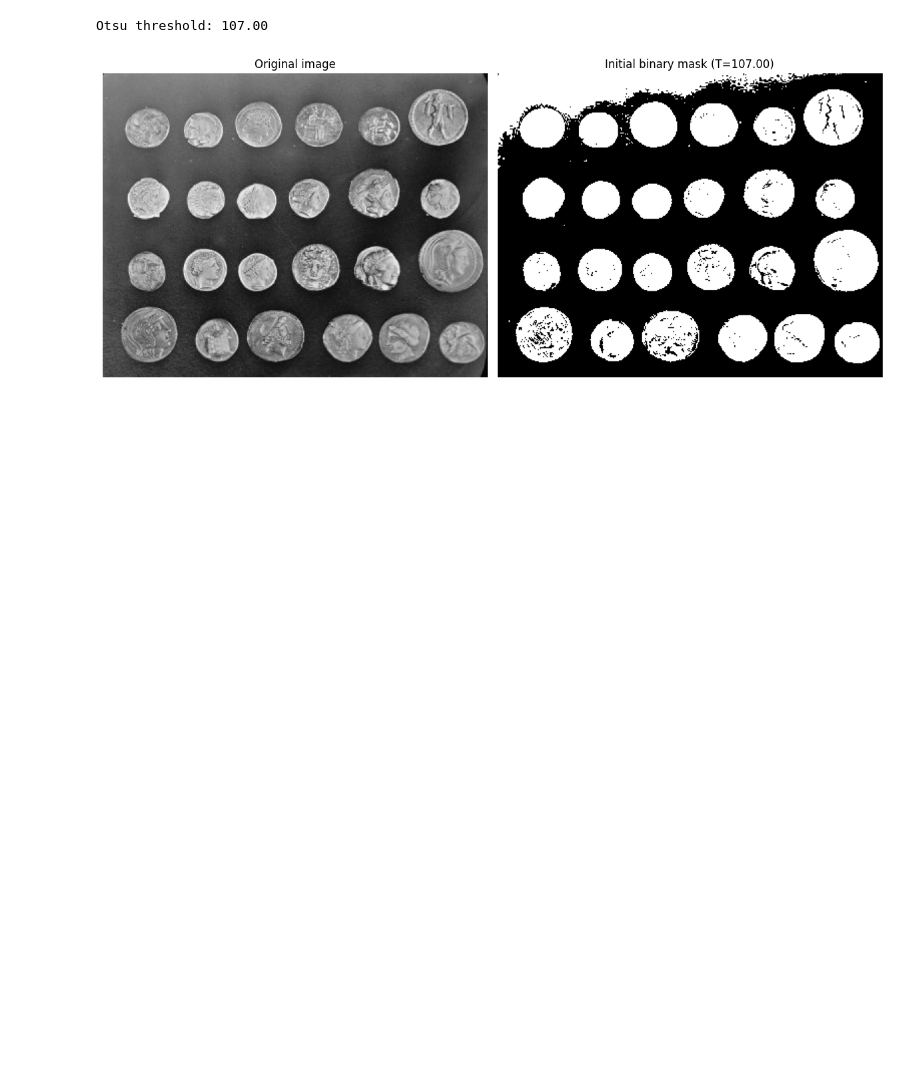
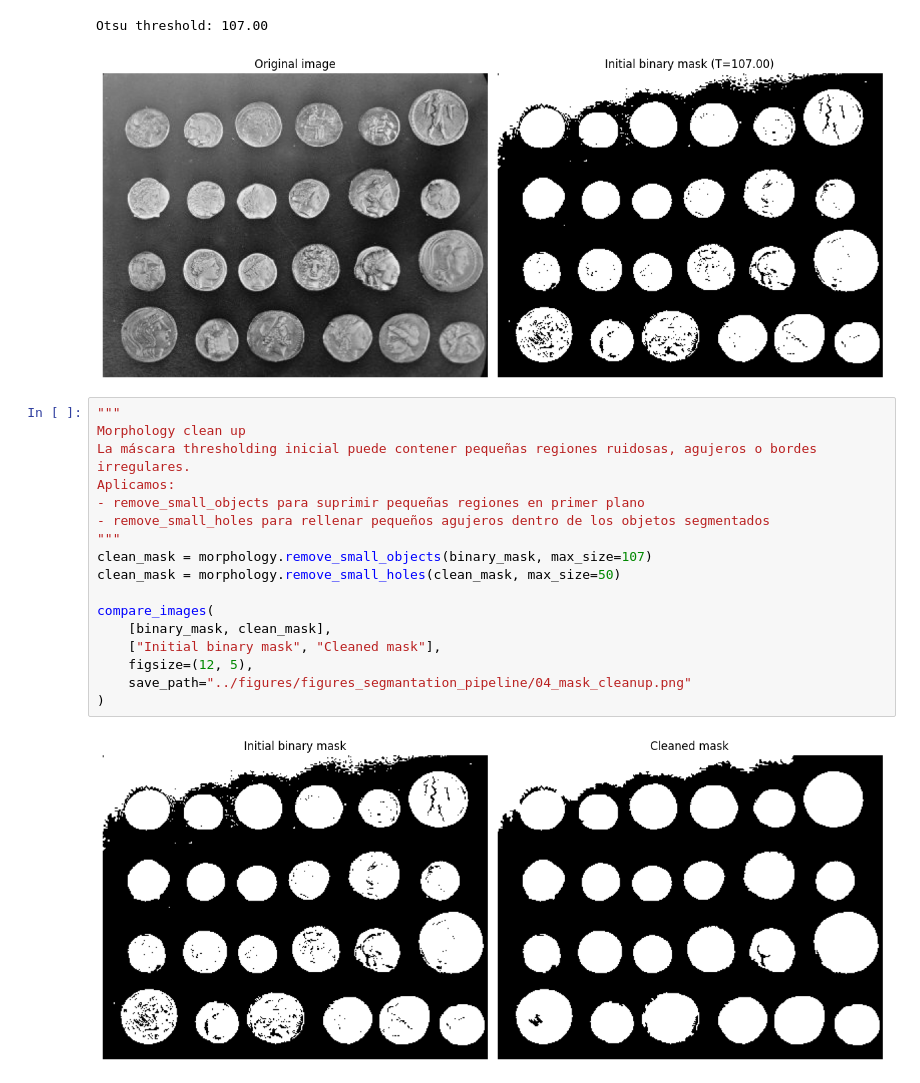
Before and after one commit to peterzm/ai-imaging-portfolio, a Jupyter notebook: 04_segmentation/notebooks/05_scientific_image_segmentation_pipeline.ipynb, the cells around one changed output. Cells and saved outputs as stored; diff of their text form; blank space fills up the shorter version.

```diff
--- a/04_segmentation/notebooks/05_scientific_image_segmentation_pipeline.ipynb
+++ b/04_segmentation/notebooks/05_scientific_image_segmentation_pipeline.ipynb
@@ -117,3 +117,22 @@ compare_images(
 # %% [output]
 Otsu threshold: 107.00
 [figure]
+# %%
+"""
+Morphology clean up
+La máscara thresholding inicial puede contener pequeñas regiones ruidosas, agujeros o bordes irregulares.
+Aplicamos:
+- remove_small_objects para suprimir pequeñas regiones en primer plano
+- remove_small_holes para rellenar pequeños agujeros dentro de los objetos segmentados
+"""
+clean_mask = morphology.remove_small_objects(binary_mask, max_size=107)
+clean_mask = morphology.remove_small_holes(clean_mask, max_size=50)
+
+compare_images(
+    [binary_mask, clean_mask],
+    ["Initial binary mask", "Cleaned mask"],
+    figsize=(12, 5),
+    save_path="../figures/figures_segmantation_pipeline/04_mask_cleanup.png"
+)
+# %% [output]
+[figure, added]
```
Also changed, not shown: parts of 4 cells of this notebook, 4 other files.
